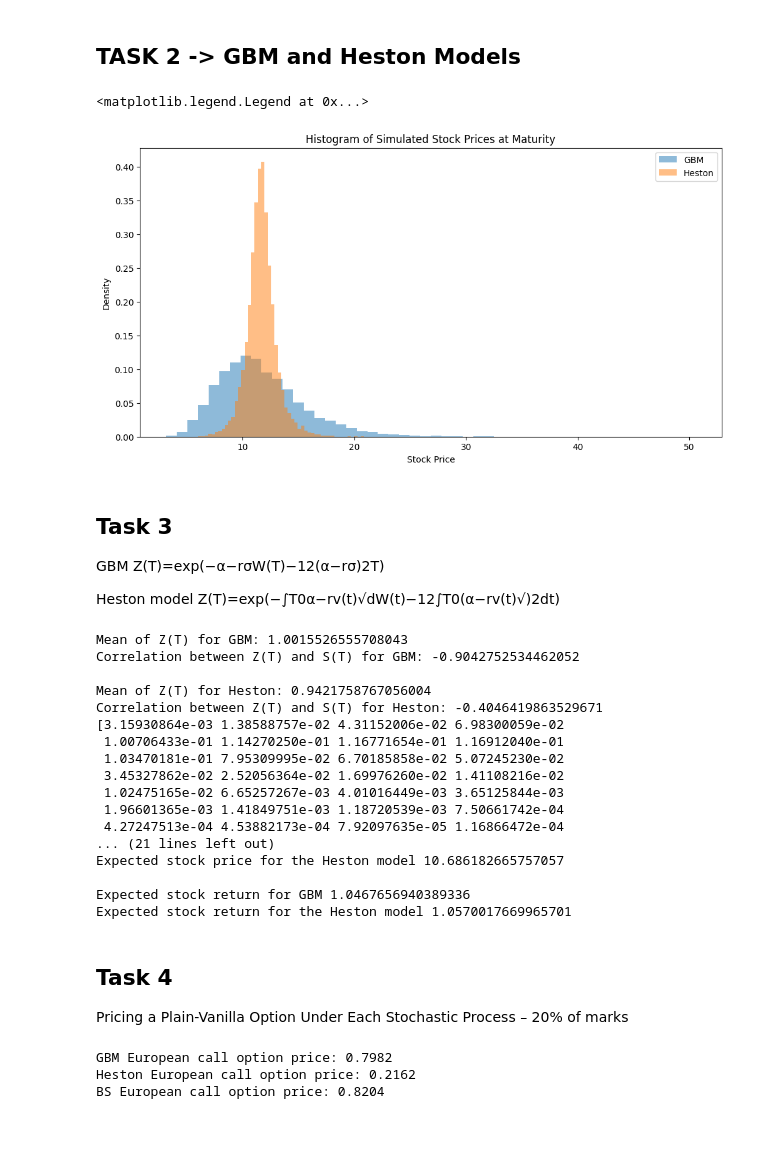
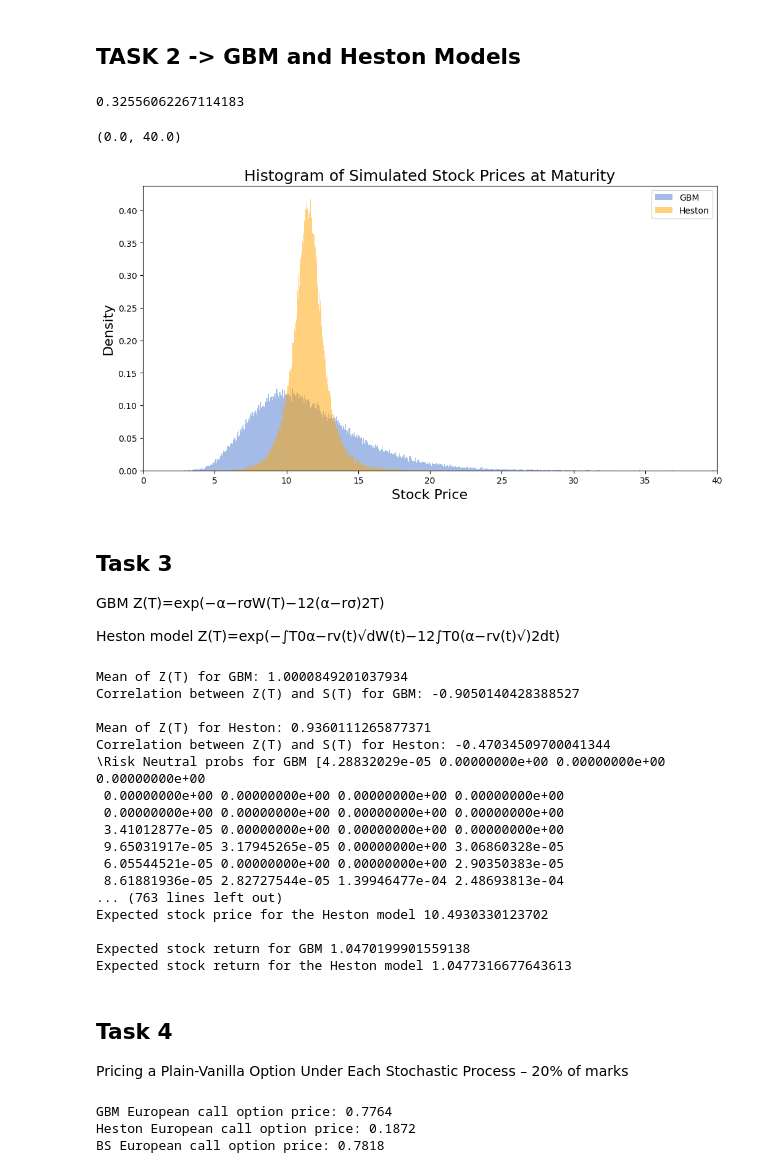
Before and after one commit to Nikolyking/Stochastic-Calculus-Coursework, a Jupyter notebook: main.ipynb, the cells around one changed output. Cells and saved outputs as stored; diff of their text form; code cells hidden in the pictures; blank space fills up the shorter version.

```diff
--- a/main.ipynb
+++ b/main.ipynb
@@ -124,10 +152,11 @@ S0 = float(S0.iloc[0])
 alpha = (data['Daily returns'].mean()*252)/100  # Mean annualized return (drift)
 # alpha = 0
 sigma = data['Volatility'].mean()*(252**0.5)/100  # Annualized volatility
+print(sigma)
 dt = 1/252  # Time step (1 trading day)
 T = 1  # Total time (1 year)
 N = int(T / dt)  # Number of time steps (252 days)
-simulations = 10000  # Number of simulated paths
+simulations = 100000  # Number of simulated paths
 
 # Geometric Brownian Motion Simulation
 np.random.seed(42)  # Set seed for reproducibility
@@ -141,18 +170,18 @@ stock_paths_gbm = S0 * np.exp(sigma * W + drift)  # Compute GBM stock price path
 # Extract stock prices at maturity
 stock_prices_gbm = stock_paths_gbm[:, -1]  # Final stock prices for each path at maturity (T)
 
-# Heston Model Parameters
-# xi = 0.3  # Volatility of variance
-# kappa = 2.0  # Rate of mean reversion
-# theta = 0.04  # Long-run variance
-# rho = -0.7  # Correlation between stock price and variance
-# v0 = sigma**2  # Initial variance, squared GBM volatility
-
 xi = 0.3  # Volatility of variance
 kappa = kappa_reg  # Rate of mean reversion
 theta = theta_reg  # Long-run variance
 rho = correlation_rho  # Correlation between stock price and variance
 v0 = sigma**2  # Initial variance, squared GBM volatility
+
+# Heston Model Parameters
+#xi = 0.3  # Volatility of variance
+#kappa = 2.0  # Rate of mean reversion
+#theta = 0.04  # Long-run variance
+#rho = -0.7  # Correlation between stock price and variance
+#v0 = sigma**2  # Initial variance, squared GBM volatility
 
 # Heston Model Simulation
 v = np.full((simulations, N), v0)  # Initialize variance paths with the initial variance
@@ -163,46 +192,49 @@ dW_V = rho * random_numbers_1 * np.sqrt(dt) + np.sqrt(1 - rho**2) * random_numbe
 # Create correlated Brownian motion for variance using rho
 
 # Simulate variance and enforce non-negativity
 for i in range(1, N):  # Iterate over time steps
     v[:, i] = v[:, i-1] + kappa * (theta - v[:, i-1]) * dt + xi * np.sqrt(np.maximum(v[:, i-1], 0)) * dW_V[:, i-1]
     # Update variance based on Heston stochastic variance formula
     v[:, i] = np.maximum(v[:, i], 0)  # Ensure variance stays non-negative
 
 # Initialize stock paths
 stock_paths_heston = np.zeros((simulations, N))
 stock_paths_heston[:, 0] = S0  # Initial stock price
 
 for i in range(1, N):
     stock_paths_heston[:, i] = stock_paths_heston[:, i-1] * np.exp(
         v[:, i-1] * dW_S[:, i-1] - 0.5 * v[:, i-1]**2 * dt + alpha * dt
     )
 
 # Compute Heston stock price paths using stochastic volatility
 
 # Extract stock prices at maturity
 stock_prices_heston = stock_paths_heston[:, -1]  # Final stock prices for each path at maturity (T)
 
 # Histograms
-bins = 50  # Number of bins for the histogram
+bins = 1000  # Number of bins for the histogram
 plt.figure(figsize=(12, 6))  # Create a figure with specified size
 
 plt.hist(stock_prices_gbm, bins=bins, alpha=0.5, label='GBM', density=True)
 # Plot histogram for GBM stock prices
-plt.hist(stock_prices_heston, bins=bins, alpha=0.5, label='Heston', density=True)
+plt.hist(stock_prices_heston, bins=bins, alpha=0.5, label='Heston', density=True, color='orange')
 # Plot histogram for Heston stock prices
-plt.title("Histogram of Simulated Stock Prices at Maturity")  # Add a title to the plot
-plt.xlabel("Stock Price")  # Label the x-axis
-plt.ylabel("Density")  # Label the y-axis
+plt.title("Histogram of Simulated Stock Prices at Maturity", fontsize=18)  # Add a title to the plot
+plt.xlabel("Stock Price", fontsize=16)  # Label the x-axis
+plt.ylabel("Density", fontsize=16)  # Label the y-axis
 plt.legend()  # Add a legend to distinguish GBM and Heston
+plt.xlim(0,40)
 # %% [output]
-<matplotlib.legend.Legend at 0x...>
+0.32556062267114183
+(0.0, 40.0)
-[figure, old version]
+[figure, new version]
 # %% [markdown]
 ## Task 3
 GBM Z(T)=exp(−α−rσW(T)−12(α−rσ)2T)
 
 Heston model Z(T)=exp(−∫T0α−rv(t)√dW(t)−12∫T0(α−rv(t)√)2dt)
 # %%
+
 ### Compute Z(T) for GBM
 
 r = 0.04598
@@ -254,11 +286,13 @@ risk_neutral_prob_heston = physical_prob_heston * mean_Z_per_bin_heston
 stock_bins_centers_GBM = (stock_bins_GBM[:-1] + stock_bins_GBM[1:]) / 2
 stock_bins_centers_heston = (stock_bins_heston[:-1] + stock_bins_heston[1:]) / 2
 
-expected_stock_price_GBM = np.sum(risk_neutral_prob_GBM * stock_bins_centers_GBM);
-expected_stock_price_heston = np.sum(risk_neutral_prob_heston * stock_bins_centers_heston);
+expected_stock_price_GBM = np.sum(risk_neutral_prob_GBM * stock_bins_centers_GBM)
+expected_stock_price_heston = np.sum(risk_neutral_prob_heston * stock_bins_centers_heston)
 
-print(risk_neutral_prob_GBM)
-print(risk_neutral_prob_heston)
+print(f"\Risk Neutral probs for GBM {risk_neutral_prob_GBM}")
+print(f"\Phyical probs for GBM {physical_prob_GMB}")
+print(f"\Risk Neutral probs for Heston {risk_neutral_prob_heston}")
+print(f"\Phyical probs for GBM {physical_prob_heston}")
 
 print(f"\nExpected stock price for GBM {expected_stock_price_GBM}")
 print(f"Expected stock price for the Heston model {expected_stock_price_heston}")
@@ -266,23 +300,23 @@ print(f"Expected stock price for the Heston model {expected_stock_price_heston}"
 print(f"\nExpected stock return for GBM {expected_stock_price_GBM / S0}")
 print(f"Expected stock return for the Heston model {expected_stock_price_heston / S0}")
 # %% [output]
-Mean of Z(T) for GBM: 1.0015526555708043
-Correlation between Z(T) and S(T) for GBM: -0.9042752534462052
+Mean of Z(T) for GBM: 1.0000849201037934
+Correlation between Z(T) and S(T) for GBM: -0.9050140428388527
 
-Mean of Z(T) for Heston: 0.9421758767056004
-Correlation between Z(T) and S(T) for Heston: -0.4046419863529671
-[3.15930864e-03 1.38588757e-02 4.31152006e-02 6.98300059e-02
- 1.00706433e-01 1.14270250e-01 1.16771654e-01 1.16912040e-01
- 1.03470181e-01 7.95309995e-02 6.70185858e-02 5.07245230e-02
- 3.45327862e-02 2.52056364e-02 1.69976260e-02 1.41108216e-02
- 1.02475165e-02 6.65257267e-03 4.01016449e-03 3.65125844e-03
- 1.96601365e-03 1.41849751e-03 1.18720539e-03 7.50661742e-04
- 4.27247513e-04 4.53882173e-04 7.92097635e-05 1.16866472e-04
-... (21 lines left out)
-Expected stock price for the Heston model 10.686182665757057
+Mean of Z(T) for Heston: 0.9360111265877371
+Correlation between Z(T) and S(T) for Heston: -0.47034509700041344
+\Risk Neutral probs for GBM [4.28832029e-05 0.00000000e+00 0.00000000e+00 0.00000000e+00
+ 0.00000000e+00 0.00000000e+00 0.00000000e+00 0.00000000e+00
+ 0.00000000e+00 0.00000000e+00 0.00000000e+00 0.00000000e+00
+ 3.41012877e-05 0.00000000e+00 0.00000000e+00 0.00000000e+00
+ 9.65031917e-05 3.17945265e-05 0.00000000e+00 3.06860328e-05
+ 6.05544521e-05 0.00000000e+00 0.00000000e+00 2.90350383e-05
+ 8.61881936e-05 2.82727544e-05 1.39946477e-04 2.48693813e-04
+... (763 lines left out)
+Expected stock price for the Heston model 10.4930330123702
 
-Expected stock return for GBM 1.0467656940389336
-Expected stock return for the Heston model 1.0570017669965701
+Expected stock return for GBM 1.0470199901559138
+Expected stock return for the Heston model 1.0477316677643613
 # %% [markdown]
 ## Task 4
 Pricing a Plain-Vanilla Option Under Each Stochastic Process – 20% of marks
@@ -347,6 +381,6 @@ option_price = S0 * N_d1 - K * np.exp(-r * T) * N_d2
 # Output the option price for BSM model
 print(f"BS European call option price: {option_price:.4f}")
 # %% [output]
-GBM European call option price: 0.7982
-Heston European call option price: 0.2162
-BS European call option price: 0.8204
+GBM European call option price: 0.7764
+Heston European call option price: 0.1872
+BS European call option price: 0.7818
```
Also changed, not shown: parts of 8 cells of this notebook.
